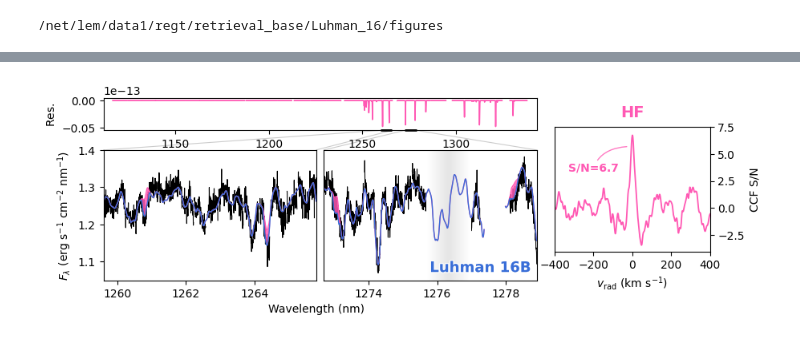
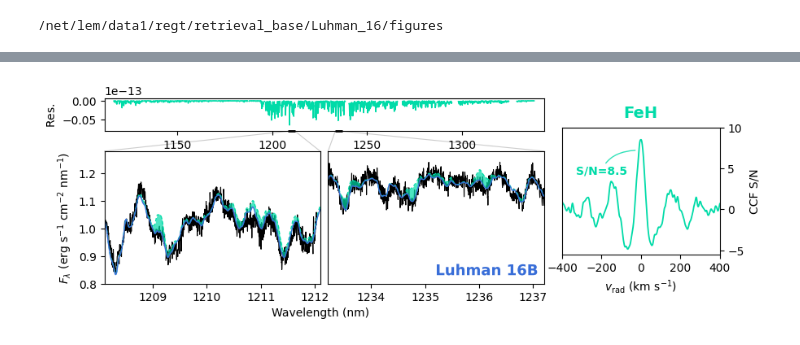
Before and after one commit to samderegt/retrieval_base, a Jupyter notebook: Luhman_16/figures/plot_J_band_CCF.ipynb, the cells around one changed output, grey strips where cells are left out. Cells and saved outputs as stored; diff of their text form; code cells hidden in the pictures.

Commit message:
Plot updates

```diff
--- a/Luhman_16/figures/plot_J_band_CCF.ipynb
+++ b/Luhman_16/figures/plot_J_band_CCF.ipynb
@@ -20,6 +20,6 @@ lw_m = 1.0
 
 res_alpha = 0.85
 
-A = result_utils.RetrievalResults('../retrieval_outputs/J_A_ret_21_1column_n1000/test_')
-B = result_utils.RetrievalResults('../retrieval_outputs/J_B_ret_57_1column_n1000/test_')
+A = result_utils.RetrievalResults('/net/schenk/data2/regt/data_backup/Luhman_16/retrieval_outputs/J_A_ret_22_1column_n1000/test_')
+B = result_utils.RetrievalResults('/net/schenk/data2/regt/data_backup/Luhman_16/retrieval_outputs/J_B_ret_62_1column_n1000/test_')
 # %% [output]
@@ -135,9 +135,9 @@ def plot_detection_analysis(name, species, Res, m_set, m_spec_complete, m_spec_t
             ax[i].plot(wave_j, d_flux_j/scale, color=c_d, lw=lw_d, zorder=-1)
 
             ax[i].fill_between(
-                wave_j, m_flux_j/scale, m_flux_wo_species_j/scale, color=c_species, lw=0, alpha=res_alpha
+                wave_j, m_flux_j/scale, m_flux_wo_species_j/scale, color=c_species, lw=0, alpha=0.7
                 )
-            ax[i].plot(wave_j, m_flux_wo_species_j/scale, color=c_species, lw=lw_m)
+            ax[i].plot(wave_j, m_flux_wo_species_j/scale, color=c_species, lw=lw_m, ls=(0,(3,2)))
             ax[i].plot(wave_j, m_flux_j/scale, color=c_m, lw=lw_m)
 
         ylim_i = kwargs.get('ylims',[ax[i].get_ylim()]*len(xlims))[i]
@@ -244,12 +274,14 @@ plot_detection_analysis(
 # %%
-width = 6.2
-xlims = [(wave_cen-width/2, wave_cen+width/2) for wave_cen in [1262.7, 1275.8]]
+#width = 6.2
+width = 4.0
+xlims = [(wave_cen-width/2, wave_cen+width/2) for wave_cen in [1210.1, 1235.2]]
 
-m_set, m_spec_complete, m_spec_to_subtract, _, rv, CCF, CCF_SNR = get_CCF(B, '1H-19F__Coxon-Hajig')
+m_set, m_spec_complete, m_spec_to_subtract, _, rv, CCF, CCF_SNR = get_CCF(B, '56Fe-1H__MoLLIST')
 plot_detection_analysis(
-    'Luhman 16B', 'HF', B, m_set, m_spec_complete, m_spec_to_subtract,
-    c_species='#FF59B4', c_d='k', c_m=color_B, xlims=xlims, ylims=[(1.05,1.4)]*2,
-    res_ylim=(-5.5e-15,0.5e-15), CCF_ylim=(-4,7.5),
+    'Luhman 16B', 'FeH', B, m_set, m_spec_complete, m_spec_to_subtract,
+    c_species='#00DBA8', c_d='k', c_m=color_B, xlims=xlims, ylims=[(0.8,1.28)]*2,
+    #c_species='#00DB58', c_d='k', c_m=color_B, xlims=xlims, ylims=[(0.8,1.28)]*2,
+    res_ylim=(-8e-15,0.7e-15), CCF_ylim=(-5.5,10),
     )
 # %% [output]
-[figure, old version]
+[figure, new version]
```
Also changed, not shown: parts of 6 cells of this notebook, 11 other files.
